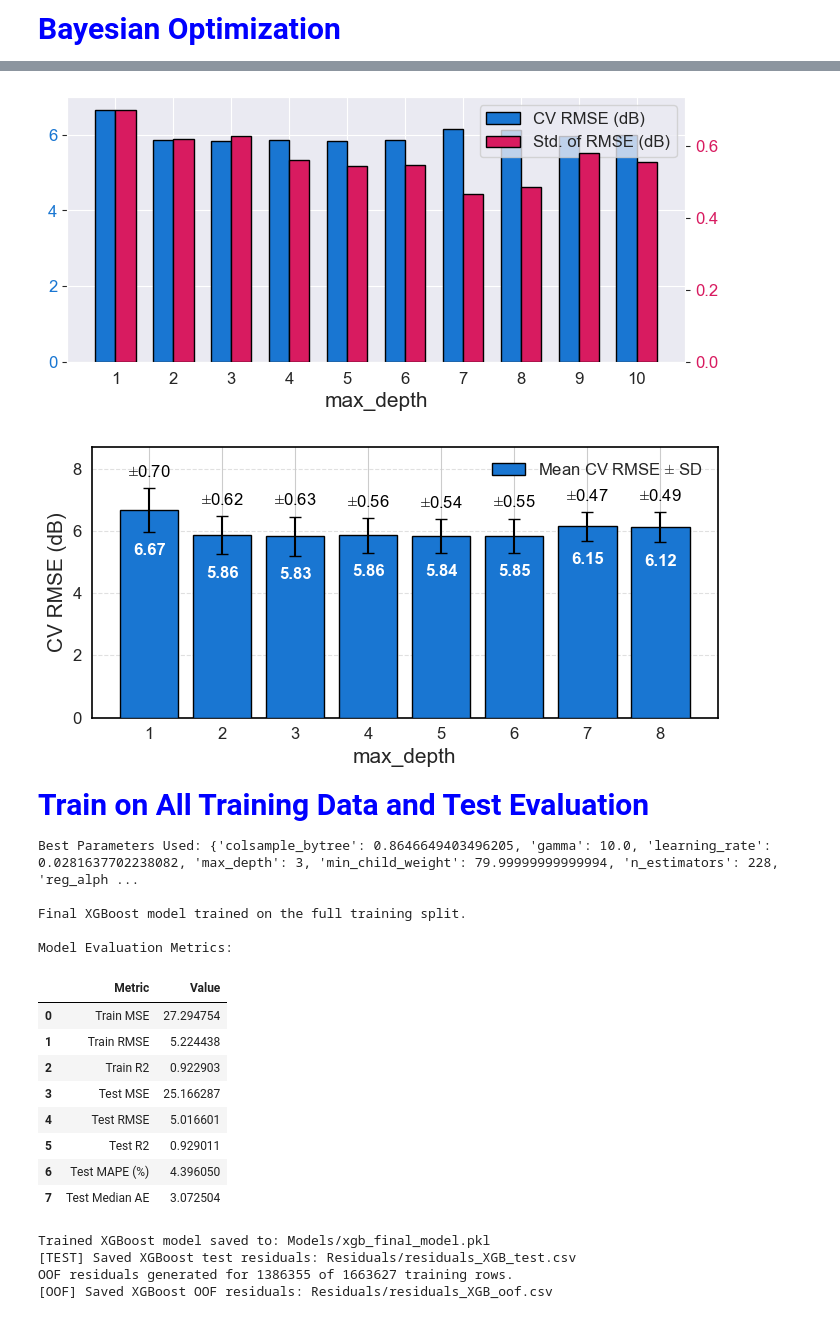
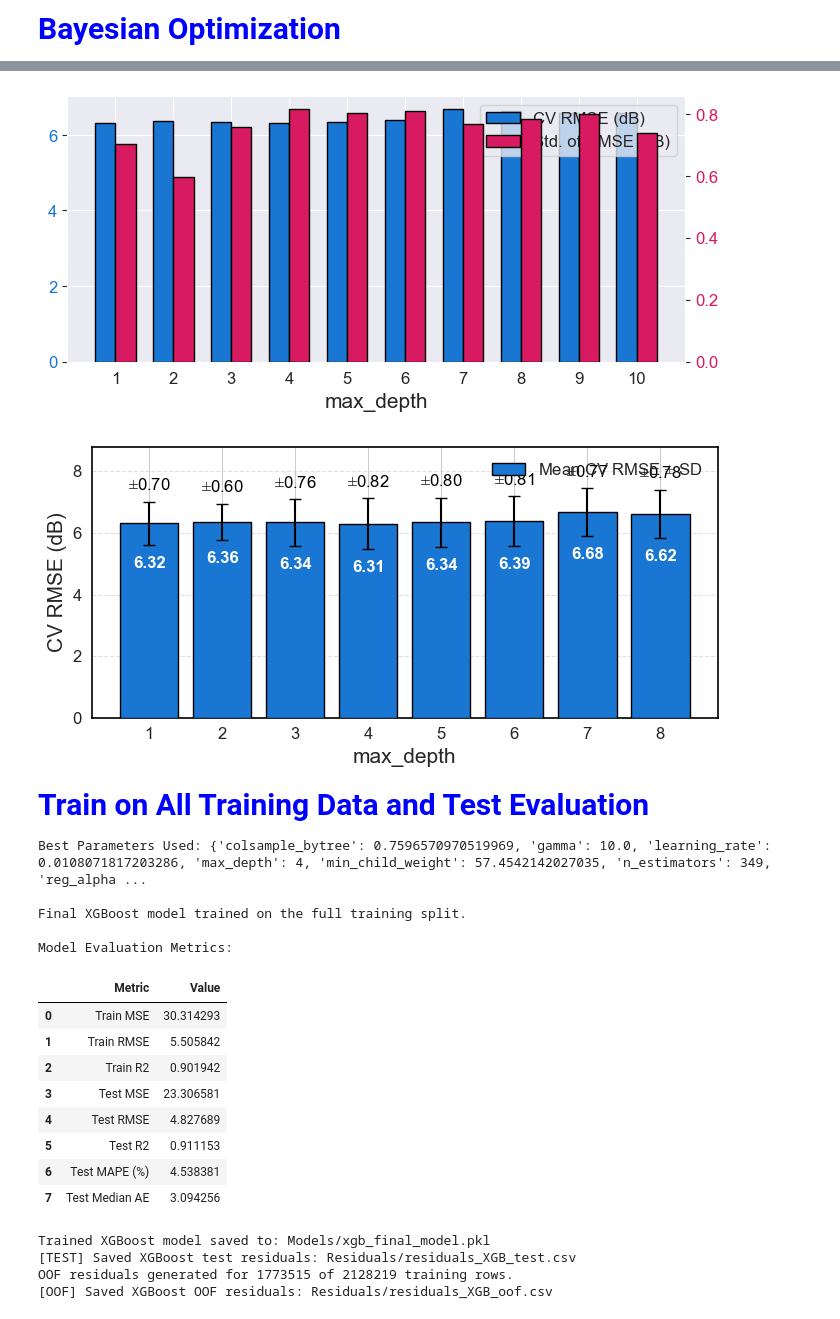
Before and after one commit to nahshonmokua/LoRaWAN-IndoorPathLossModeling-ML, a Jupyter notebook: 04_XGBoost.ipynb, the cells around one changed output, grey strips where cells are left out. Drawn from its saved outputs; the diff is of its cells as text; code cells hidden in the pictures.

```diff
--- a/04_XGBoost.ipynb
+++ b/04_XGBoost.ipynb
@@ -80,7 +80,7 @@ for df in [df_train, df_test]:
 # Feature/target setup
 feature_names = [
     "distance", "frequency", "c_walls", "w_walls",
-    "co2", "humidity", "pm25", "pressure", "temperature", "snr"
+    "co2", "humidity", "pm25", "pressure", "temperature"
 ]
 target_col = "PL"
 
@@ -439,7 +439,7 @@ ax1.legend(handles=handles, loc="upper right", fontsize=legend_fontsize)
 fig.tight_layout()
 plt.show()
 # %% [output]
-[figure, old version]
+[figure, new version]
 # %%
 # Plot and save the focused XGBoost CV RMSE figure based on max_depth
 
@@ -532,7 +532,7 @@ fig_path = os.path.join(FIGURES_DIR, "XGB_bestRMSE_STD_perDepth.png")
 
 plt.show()
 # %% [output]
-[figure, old version]
+[figure, new version]
 # %% [markdown]
 <p style="font-family: 'Courier New', Courier, monospace; font-size: 30px; font-weight: bold; color: blue;  text-align: left;">
  Train on All Training Data and Test Evaluation
@@ -602,7 +602,6 @@ xgb_test_df = pd.DataFrame({
     "pm25":        df_test["pm25"].values,
     "pressure":    df_test["pressure"].values,
     "temperature": df_test["temperature"].values,
-    "snr":         df_test["snr"].values,
     "PL_true":     y_test,
     "PL_pred":     PL_pred_test,
     "resid_db":    resid_test,
@@ -635,46 +634,45 @@ if mask.sum() != len(y_train):
 xgb_oof_df = pd.DataFrame({
     "model":       "XGB",
     "split":       "oof",
     "row_id":      np.arange(len(df_train), dtype=int)[mask],
     "fold":        fold_assignments.astype(int)[mask],
     "time":        df_train.get("time", pd.Series(index=df_train.index, dtype=float)).values[mask],
     "device_id":   df_train["device_id"].values[mask],
     "distance":    df_train["distance"].values[mask],
     "frequency":   df_train["frequency"].values[mask],
     "c_walls":     df_train["c_walls"].values[mask],
     "w_walls":     df_train["w_walls"].values[mask],
     "co2":         df_train["co2"].values[mask],
     "humidity":    df_train["humidity"].values[mask],
     "pm25":        df_train["pm25"].values[mask],
     "pressure":    df_train["pressure"].values[mask],
     "temperature": df_train["temperature"].values[mask],
-    "snr":         df_train["snr"].values[mask],
     "PL_true":     y_train[mask],
     "PL_pred":     PL_pred_oof,
     "resid_db":    resid_oof,
 })
 
 oof_residual_path = os.path.join(RESIDUALS_DIR, "residuals_XGB_oof.csv")
 xgb_oof_df.to_csv(oof_residual_path, index=False)
 print(f"[OOF] Saved XGBoost OOF residuals: {oof_residual_path}")
 # %% [output]
-Best Parameters Used: {'colsample_bytree': 0.8646649403496205, 'gamma': 10.0, 'learning_rate': 0.0281637702238082, 'max_depth': 3, 'min_child_weight': 79.99999999999994, 'n_estimators': 228, 'reg_alph ...
+Best Parameters Used: {'colsample_bytree': 0.7596570970519969, 'gamma': 10.0, 'learning_rate': 0.0108071817203286, 'max_depth': 4, 'min_child_weight': 57.4542142027035, 'n_estimators': 349, 'reg_alpha ...
 
 Final XGBoost model trained on the full training split.
 
 Model Evaluation Metrics:
 |  | Metric | Value |
-| 0 | Train MSE | 27.294754 |
-| 1 | Train RMSE | 5.224438 |
-| 2 | Train R2 | 0.922903 |
-| 3 | Test MSE | 25.166287 |
-| 4 | Test RMSE | 5.016601 |
-| 5 | Test R2 | 0.929011 |
-| 6 | Test MAPE (%) | 4.396050 |
-| 7 | Test Median AE | 3.072504 |
+| 0 | Train MSE | 30.314293 |
+| 1 | Train RMSE | 5.505842 |
+| 2 | Train R2 | 0.901942 |
+| 3 | Test MSE | 23.306581 |
+| 4 | Test RMSE | 4.827689 |
+| 5 | Test R2 | 0.911153 |
+| 6 | Test MAPE (%) | 4.538381 |
+| 7 | Test Median AE | 3.094256 |
 Trained XGBoost model saved to: Models/xgb_final_model.pkl
 [TEST] Saved XGBoost test residuals: Residuals/residuals_XGB_test.csv
-OOF residuals generated for 1386355 of 1663627 training rows.
+OOF residuals generated for 1773515 of 2128219 training rows.
 [OOF] Saved XGBoost OOF residuals: Residuals/residuals_XGB_oof.csv
 # %%
 # Final XGBoost diagnostic plots
```
Also changed, not shown: parts of 4 cells of this notebook.
